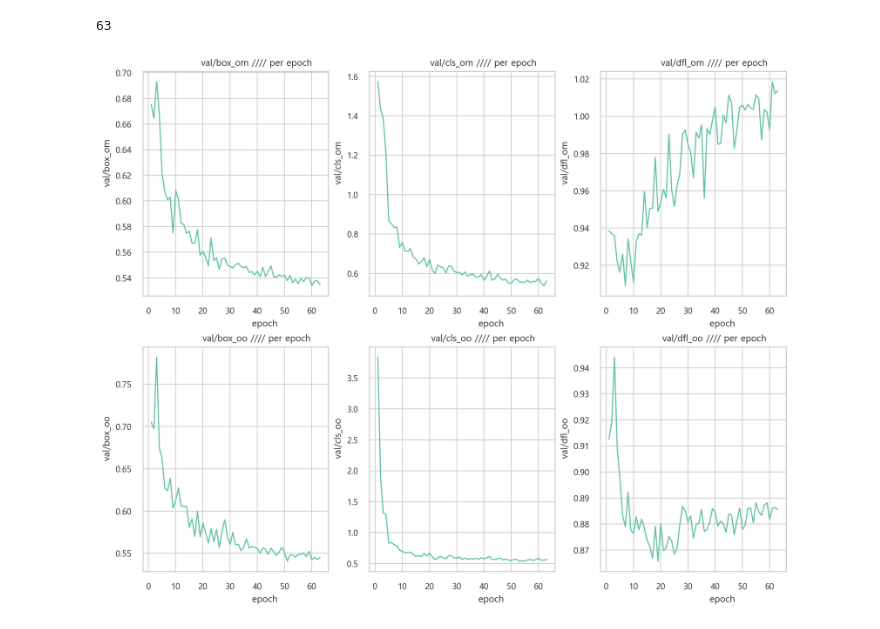
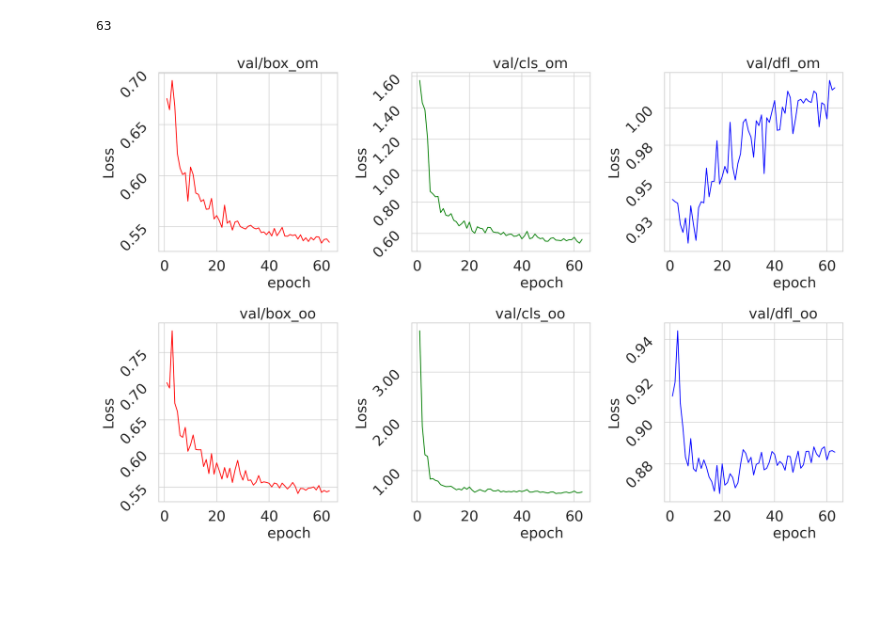
Before and after one commit to crazy2894/project_3_git, a Jupyter notebook: code_metric_check/yolo_metrics.ipynb, the cells around one changed output. Cells and saved outputs as stored; diff of their text form; code cells hidden in the pictures; blank space fills up the shorter version.

```diff
--- a/code_metric_check/yolo_metrics.ipynb
+++ b/code_metric_check/yolo_metrics.ipynb
@@ -25,7 +25,7 @@ sns.set_context("paper")
 sns.set_palette("Set2")
 sns.set_style("whitegrid")
 
-plt.rc("font", family = "Malgun Gothic")
+# plt.rc("font", family = "Malgun Gothic")
 plt.rcParams["axes.unicode_minus"] = False
 # %%
 import pandas as pd
@@ -54,19 +52,37 @@ len(metrics_yolo)
 63
 # %%
 val_metrics = [ '             val/box_om', '             val/cls_om', '             val/dfl_om', '             val/box_oo', '             val/cls_oo', '             val/dfl_oo']
-# %%
-fig, ax = plt.subplots(2,3,figsize = (10,8))
-ax = ax.flatten()
-
-for i,coloumns in enumerate(val_metrics):
-
-    sns.lineplot(data=metrics_yolo,
-                x='                  epoch',
-                y=coloumns,
-                ax=ax[i])
-
-    ax[i].set_title(coloumns + " //// per epoch")
-# %% [output]
-[figure, removed]
+# %%
+import matplotlib.ticker as ticker
+
+# Set global font size to 20
+plt.rc('font', size=20)  # Controls default text sizes
+plt.rc('axes', titlesize=20)  # Fontsize of the title
+plt.rc('axes', labelsize=20)  # Fontsize of the x and y labels
+plt.rc('xtick', labelsize=20)  # Fontsize of the x tick labels
+plt.rc('ytick', labelsize=20)  # Fontsize of the y tick labels
+plt.rc('legend', fontsize=20)  # Fontsize of the legend
+plt.rc('figure', titlesize=20)  # Fontsize of the figure title
+
+colors = ['red', 'green', 'blue']
+
+fig, ax = plt.subplots(2,3,figsize = (15,10))
+ax = ax.flatten()
+plt.subplots_adjust(hspace=20, wspace=20)  # Adjust horizontal and vertical space
+for i,coloumns in enumerate(val_metrics):
+
+    sns.lineplot(data=metrics_yolo,
+                x='                  epoch',
+                y=coloumns,
+                color=colors[i % len(colors)],
+                ax=ax[i])
+    ax[i].tick_params(axis='y', rotation=45)
+    ax[i].yaxis.set_major_formatter(ticker.FormatStrFormatter('%.2f'))
+    ax[i].set_title(coloumns , fontsize=20)
+    ax[i].set_ylabel('Loss')
+
+plt.tight_layout()
+# %% [output]
+[figure, added]
 # %%
 fig.savefig('models/yolov10/runs/detect/train/val_losses_comparison.png', dpi=300)
```
Also changed, not shown: parts of 1 cell of this notebook, 10 other files.
